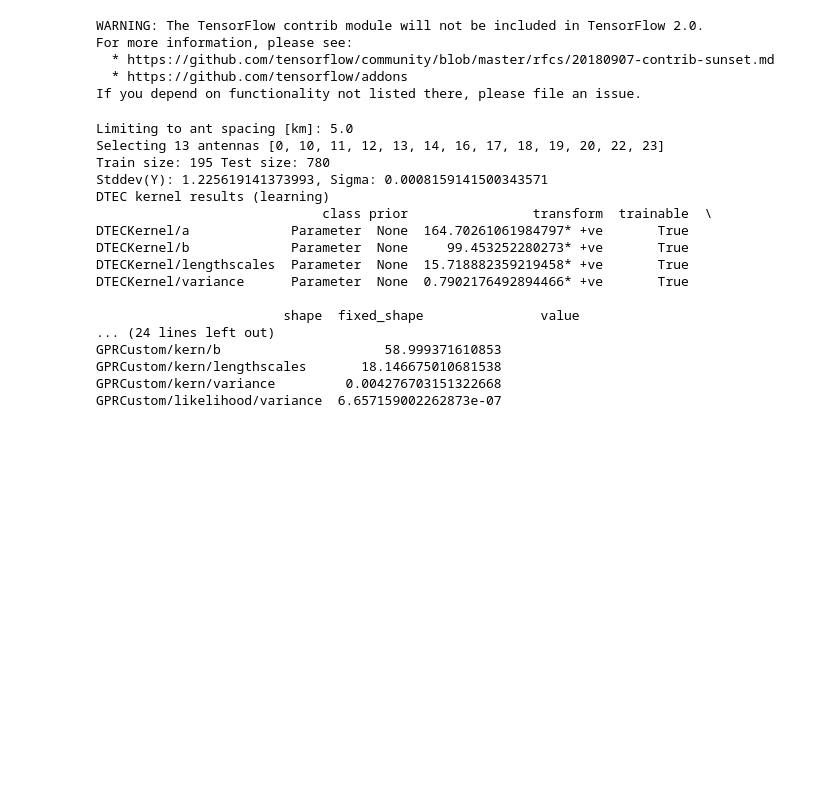
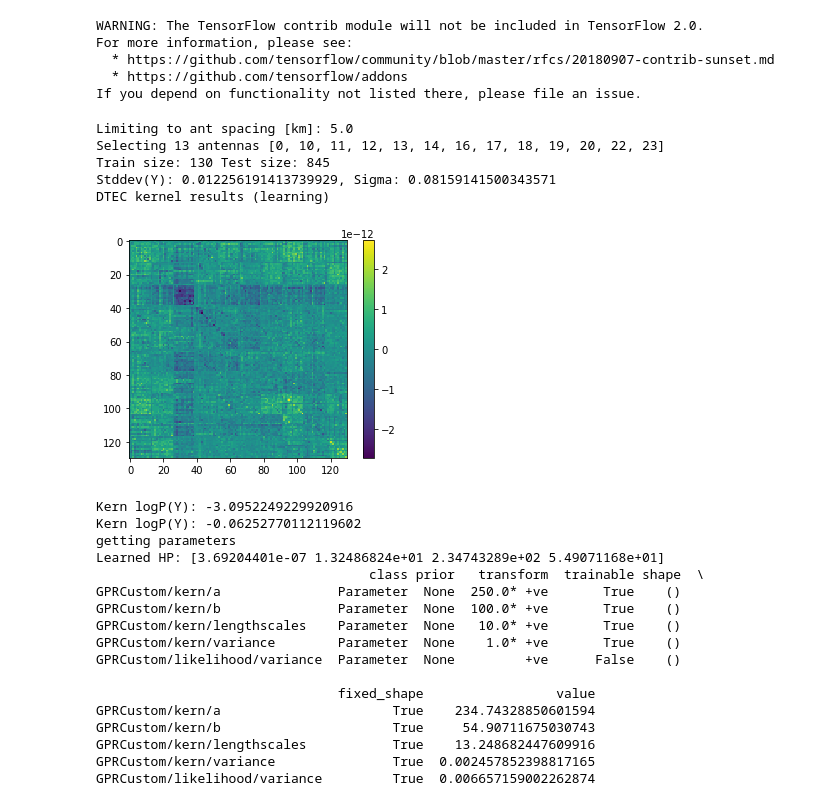
Before and after one commit to Joshuaalbert/bayes_filter, a Jupyter notebook: notebooks/sim_analysis.ipynb, the cells around one changed output. Cells and saved outputs as stored; diff of their text form; code cells hidden in the pictures; blank space fills up the shorter version.

```diff
--- a/notebooks/sim_analysis.ipynb
+++ b/notebooks/sim_analysis.ipynb
@@ -148,7 +148,7 @@ class DTECKernel2(gp.kernels.Kernel):
         self.variance = Parameter(variance, transform=transforms.positive,
                                   dtype=settings.float_type)
         # (3,)
-        self.lengthscales = Parameter(lengthscales*0.84, transform=transforms.positive,
+        self.lengthscales = Parameter(lengthscales, transform=transforms.positive,
                                       dtype=settings.float_type)
         # (3,)
         self.velocity = Parameter(velocity, transform=transforms.positive,
@@ -456,7 +456,7 @@ def get_data_and_coords(data_dir= './dtec_gen_data/set14',
                         dtec_sigma=0.001, test_split = 0.3, seed=0,split_dirs=False, no_split=False, cut=0.5, scale=1.):
     np.random.seed(seed)
     #Na, Nd, Nt
-    dtecs = np.load(os.path.join(data_dir,'simDTECs.npy'))/0.01
+    dtecs = np.load(os.path.join(data_dir,'simDTECs.npy'))
     Na, Nd, Nt = dtecs.shape
     out_shape = (Na,Nd,Nt)
     #Nt, Nd, Na
@@ -962,21 +962,25 @@ def test_hp_learn(data_dir = './dtec_gen_data/set21',
     with tf.Session(graph=tf.Graph()) as sess:
         print("DTEC kernel results (learning)")
         kern = DTECKernel(10,
-                        variance=np.random.normal(1.,0.25),#*(get_param(paramfile, 'standardDeviationFED')/y_std)**2,
-                        lengthscales=np.random.normal(1.,0.25)*get_param(paramfile, 'scaleSpatialCorrelation12')*0.84,
-                        a = np.random.normal(1.,0.25)*get_param(paramfile, 'ionosphereHeight'),
-                        b = np.random.normal(1.,0.25)*get_param(paramfile, 'ionosphereThickness'),
+                        variance=1.,#np.random.normal(1.,0.25),#*(get_param(paramfile, 'standardDeviationFED')/y_std)**2,
+                        lengthscales=10.,#np.random.normal(1.,0.25)*get_param(paramfile, 'scaleSpatialCorrelation12')*0.84,
+                        a = 250.,#np.random.normal(1.,0.25)*get_param(paramfile, 'ionosphereHeight'),
+                        b = 100.,#np.random.normal(1.,0.25)*get_param(paramfile, 'ionosphereThickness'),
                         resolution=8,
                         fed_kernel=fed_kernel)
 
-#         kern = DTECKernel2(7,
-#                         variance=np.random.normal(1.,0.001),
-#                         lengthscales=np.random.normal(1.,0.001)*get_param(paramfile, 'scaleSpatialCorrelation12')*0.84,
-#                         a = np.random.normal(1.,0.001)*get_param(paramfile, 'ionosphereHeight'),
-#                         b = np.random.normal(1.,0.001)*get_param(paramfile, 'ionosphereThickness'),
-#                         resolution=8,
-#                         fed_kernel=fed_kernel)
-        print(kern)
+        kern_ = DTECKernel2(7,
+                        variance=1.,#np.random.normal(1.,0.001),
+                        lengthscales=10.,#np.random.normal(1.,0.001)*get_param(paramfile, 'scaleSpatialCorrelation12')*0.84,
+                        a = 250.,#np.random.normal(1.,0.001)*get_param(paramfile, 'ionosphereHeight'),
+                        b = 100.,#np.random.normal(1.,0.001)*get_param(paramfile, 'ionosphereThickness'),
+                        resolution=8,
+                        fed_kernel=fed_kernel)
+        K = kern.compute_K_symm(X_train)
+        K_ = kern_.compute_K_symm(X_train)
+        plt.imshow(K_-K)
+        plt.colorbar()
+        plt.show()
 
         m = GPRCustom(X_train,Y_train,kern)
         m.likelihood.variance = dtec_sigma**2
@@ -1001,26 +1005,32 @@ def test_hp_learn(data_dir = './dtec_gen_data/set21',
         print(m)
 # %%
 test_hp_learn(data_dir = '/home/albert/Dropbox/selective_sync/Fluxus_Glacialis/data/set23',
-            dtec_sigma=0.001, res=8, test_split = 15, seed=0,
+            dtec_sigma=0.001, res=8, test_split = 10, seed=0,
             fed_kernel='M32')
 # %% [output]
 Limiting to ant spacing [km]: 5.0
 Selecting 13 antennas [0, 10, 11, 12, 13, 14, 16, 17, 18, 19, 20, 22, 23]
-Train size: 195 Test size: 780
-Stddev(Y): 1.225619141373993, Sigma: 0.0008159141500343571
+Train size: 130 Test size: 845
+Stddev(Y): 0.012256191413739929, Sigma: 0.08159141500343571
 DTEC kernel results (learning)
-                             class prior                transform  trainable  \
-DTECKernel/a             Parameter  None  164.70261061984797* +ve       True
-DTECKernel/b             Parameter  None     99.453252280273* +ve       True
-DTECKernel/lengthscales  Parameter  None  15.718882359219458* +ve       True
-DTECKernel/variance      Parameter  None  0.7902176492894466* +ve       True
-
-                        shape  fixed_shape               value
-... (24 lines left out)
-GPRCustom/kern/b                     58.999371610853
-GPRCustom/kern/lengthscales       18.146675010681538
-GPRCustom/kern/variance         0.004276703151322668
-GPRCustom/likelihood/variance  6.657159002262873e-07
+[figure, added]
+Kern logP(Y): -3.0952249229920916
+Kern logP(Y): -0.06252770112119602
+getting parameters
+Learned HP: [3.69204401e-07 1.32486824e+01 2.34743289e+02 5.49071168e+01]
+                                   class prior   transform  trainable shape  \
+GPRCustom/kern/a               Parameter  None  250.0* +ve       True    ()
+GPRCustom/kern/b               Parameter  None  100.0* +ve       True    ()
+GPRCustom/kern/lengthscales    Parameter  None   10.0* +ve       True    ()
+GPRCustom/kern/variance        Parameter  None    1.0* +ve       True    ()
+GPRCustom/likelihood/variance  Parameter  None         +ve      False    ()
+
+                               fixed_shape                 value
+GPRCustom/kern/a                      True    234.74328850601594
+GPRCustom/kern/b                      True     54.90711675030743
+GPRCustom/kern/lengthscales           True    13.248682447609916
+GPRCustom/kern/variance               True  0.002457852398817165
+GPRCustom/likelihood/variance         True  0.006657159002262874
 # %%
 
 results = []
```
Also changed, not shown: 20 other files.
